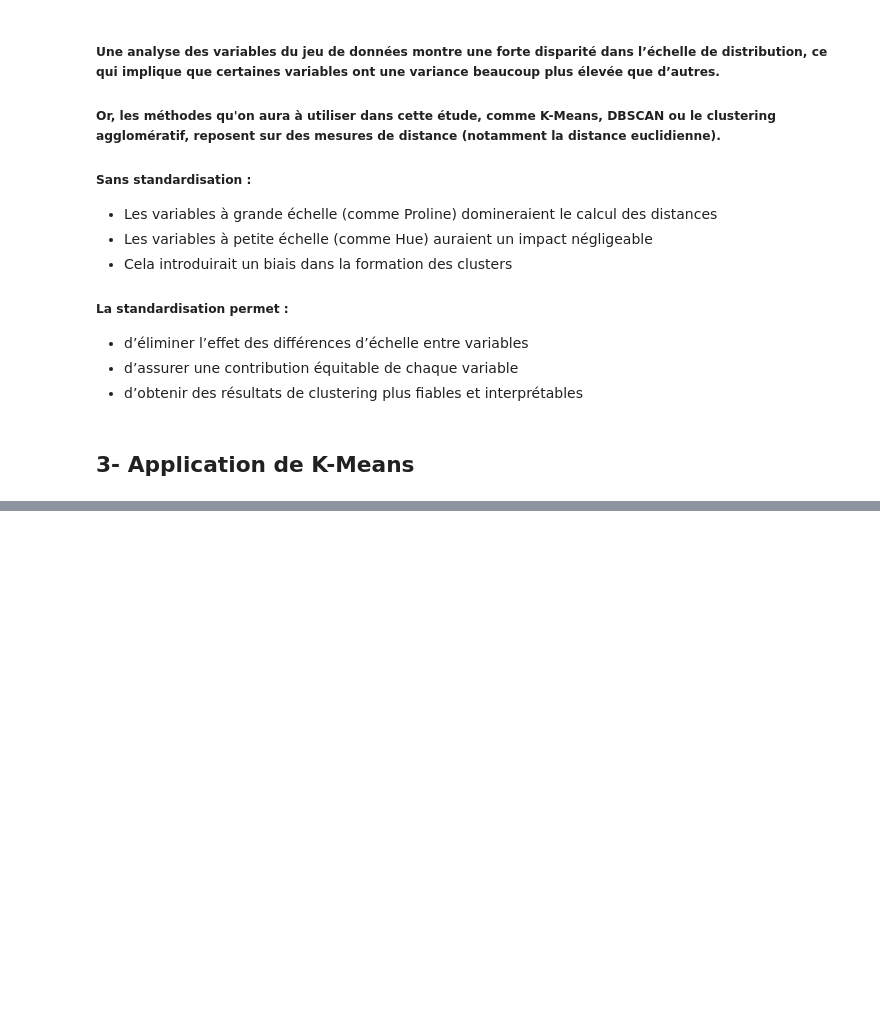
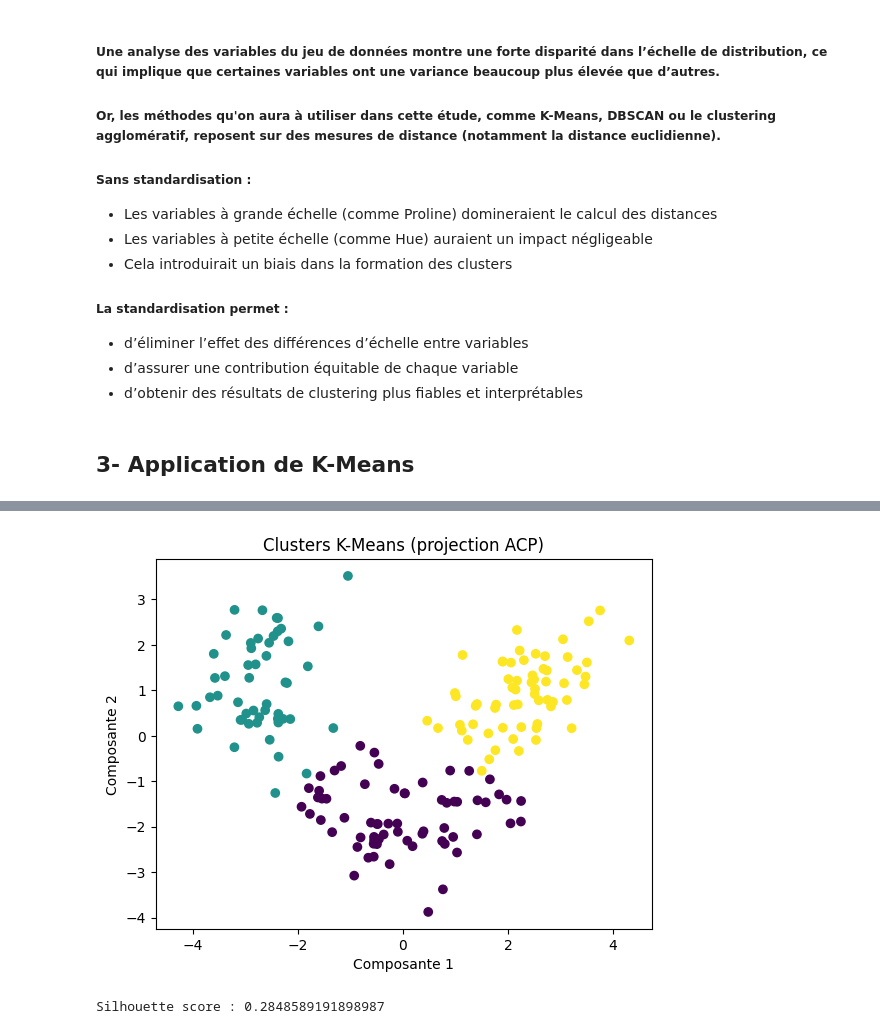
Before and after one commit to PETITLION/FRST_FDS_2025, a Jupyter notebook: TP_Wine_ML_NS_PETIOTE_L.ipynb, the cells around one changed output, grey strips where cells are left out. Drawn from its saved outputs; the diff is of its cells as text; code cells hidden in the pictures; blank space fills up the shorter version.

```diff
--- a/TP_Wine_ML_NS_PETIOTE_L.ipynb
+++ b/TP_Wine_ML_NS_PETIOTE_L.ipynb
@@ -123,0 +150,21 @@ for k in range(1, 10):
+# %%
+# K-Means modelling
+kmeans = KMeans(n_clusters=3, n_init=10, random_state=42)
+labels = kmeans.fit_predict(X_scaled)
+
+# Visualisation
+pca = PCA(n_components=2)
+X_pca = pca.fit_transform(X_scaled)
+
+plt.scatter(X_pca[:,0], X_pca[:,1], c=labels)
+plt.title("Clusters K-Means (projection ACP)")
+plt.xlabel("Composante 1")
+plt.ylabel("Composante 2")
+plt.show()
+
+# Métrique de performance
+score = silhouette_score(X_scaled, labels)
+print("Silhouette score :", score)
+# %% [output]
+[figure, added]
+Silhouette score : 0.2848589191898987
```
Also changed, not shown: parts of 20 cells of this notebook.
